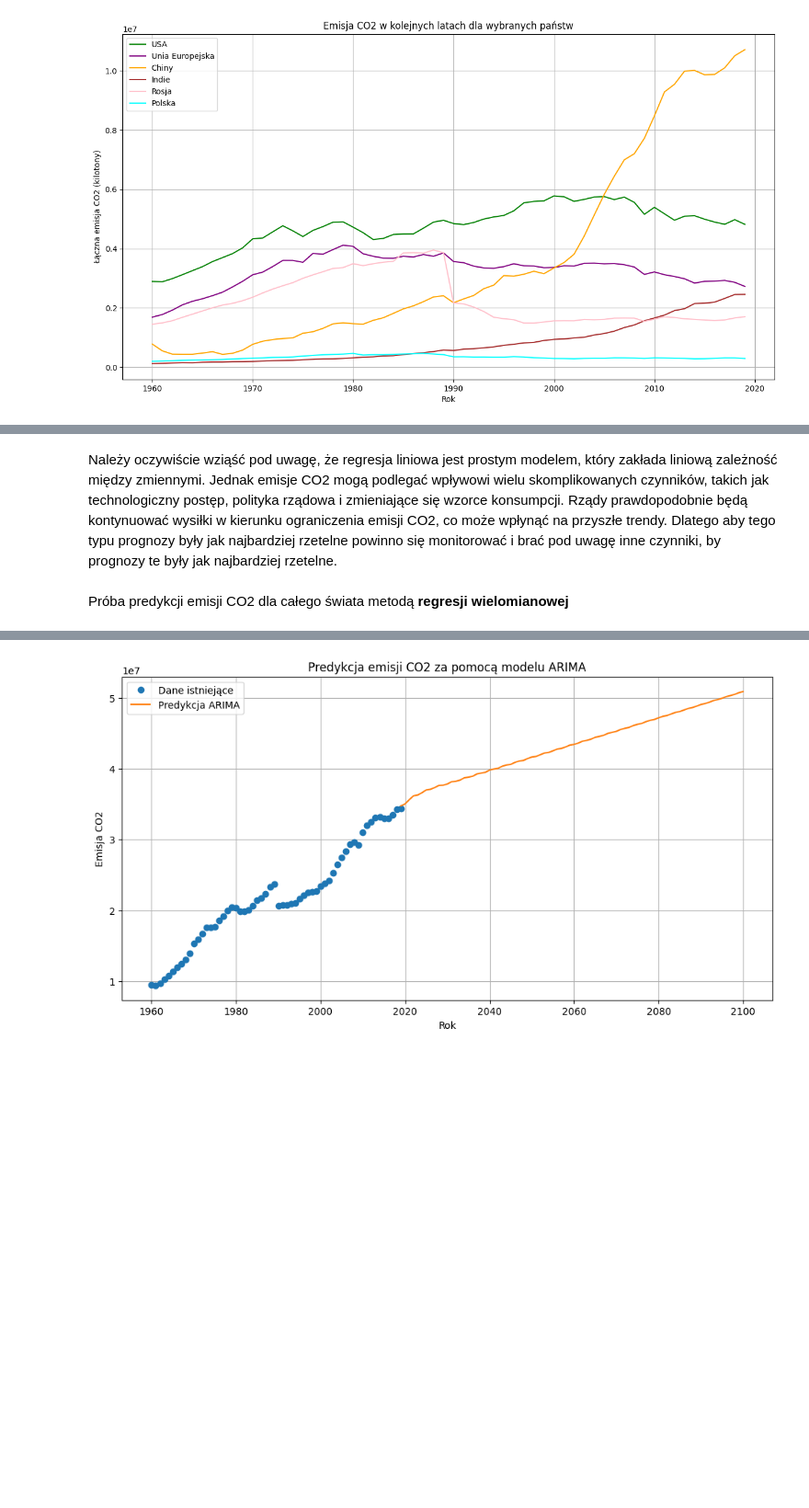
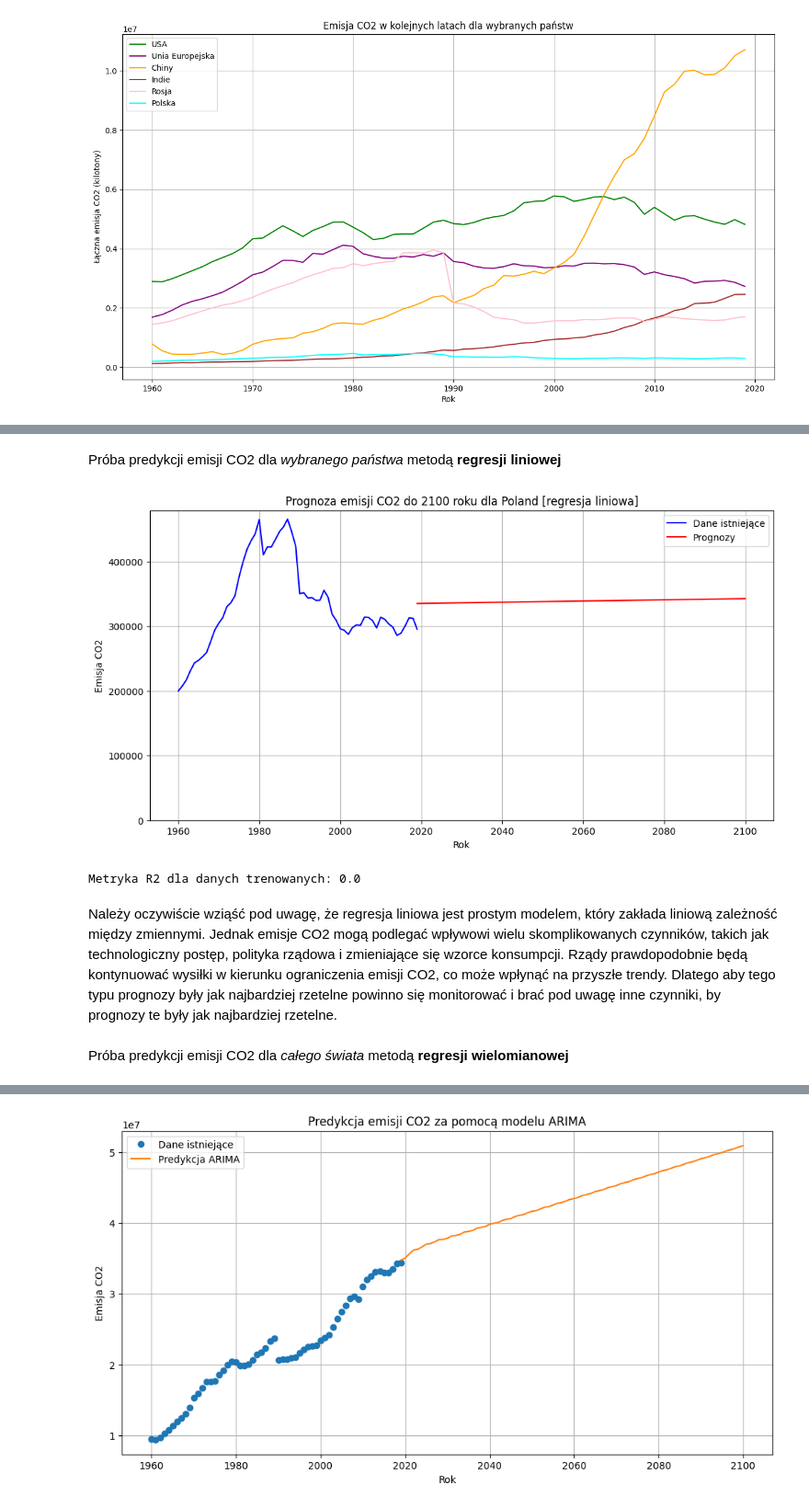
Before and after one commit to kuba172/analiza-zmian-klimatycznych-metodami-uczenia-maszynowego, a Jupyter notebook: Analiza zmian klimatu metodą uczenia maszynowego.ipynb, the cells around one changed output, grey strips where cells are left out. Shown at 92% size. Drawn from its saved outputs; the diff is of its cells as text; code cells hidden in the pictures; blank space fills up the shorter version.

```diff
--- a/Analiza zmian klimatu metodą uczenia maszynowego.ipynb
+++ b/Analiza zmian klimatu metodą uczenia maszynowego.ipynb
@@ -149,5 +163,42 @@ plt.show()
+# %% [markdown]
+Próba predykcji emisji CO2 dla *wybranego państwa* metodą **regresji liniowej**
+# %%
+try:
+    panstwo = input("Podaj nazwę państwa dla którego ma być dokonana predykcja:")
+    data_country = data[data['country_name'] == panstwo]
+
+    X = data_country[['year']]
+    y = data_country['value']
+
+
+    model = LinearRegression()
+    model.fit(X, y)
+
+    r2_train = model.score(X, y)
+
+    future_years = [[year] for year in range(2019, 2101)]
+    future_predictions = model.predict(future_years)
+
+    plt.figure(figsize=(12, 6))
+    plt.plot(data_country['year'], data_country['value'], color='blue', label='Dane istniejące')
+    plt.plot(range(2019, 2101), future_predictions, color='red', label='Prognozy')
+
+    plt.title('Prognoza emisji CO2 do 2100 roku dla ' + panstwo + ' [regresja liniowa]')
+    plt.xlabel('Rok')
+    plt.ylabel('Emisja CO2')
+    plt.ylim(0, None)
+    plt.legend()
+    plt.grid(True)
+    plt.show()
+
+    print('Metryka R2 dla danych trenowanych:',round(r2_train,2))
+except:
+    print("Nie ma takiego państwa, tylko angielskie nazwy z wielkiej litery")
+# %% [output]
+[figure, added]
+Metryka R2 dla danych trenowanych: 0.0
 # %% [markdown]
 Należy oczywiście wziąść pod uwagę, że regresja liniowa jest prostym modelem, który zakłada liniową zależność między zmiennymi. Jednak emisje CO2 mogą podlegać wpływowi wielu skomplikowanych czynników, takich jak technologiczny postęp, polityka rządowa i zmieniające się wzorce konsumpcji. Rządy prawdopodobnie będą kontynuować wysiłki w kierunku ograniczenia emisji CO2, co może wpłynąć na przyszłe trendy. Dlatego aby tego typu prognozy były jak najbardziej rzetelne powinno się monitorować i brać pod uwagę inne czynniki, by prognozy te były jak najbardziej rzetelne.
 # %% [markdown]
-Próba predykcji emisji CO2 dla całego świata metodą **regresji wielomianowej**
+Próba predykcji emisji CO2 dla *całego świata* metodą **regresji wielomianowej**
 # %%
```
Also changed, not shown: parts of 14 cells of this notebook.
